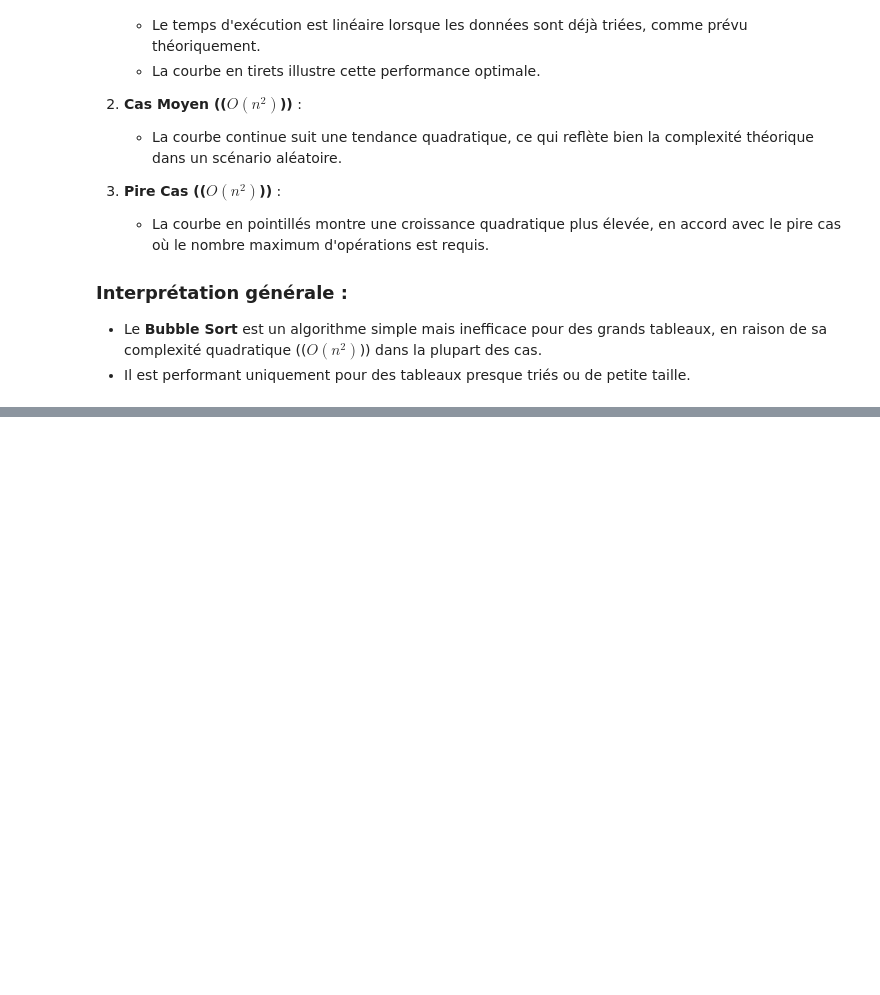
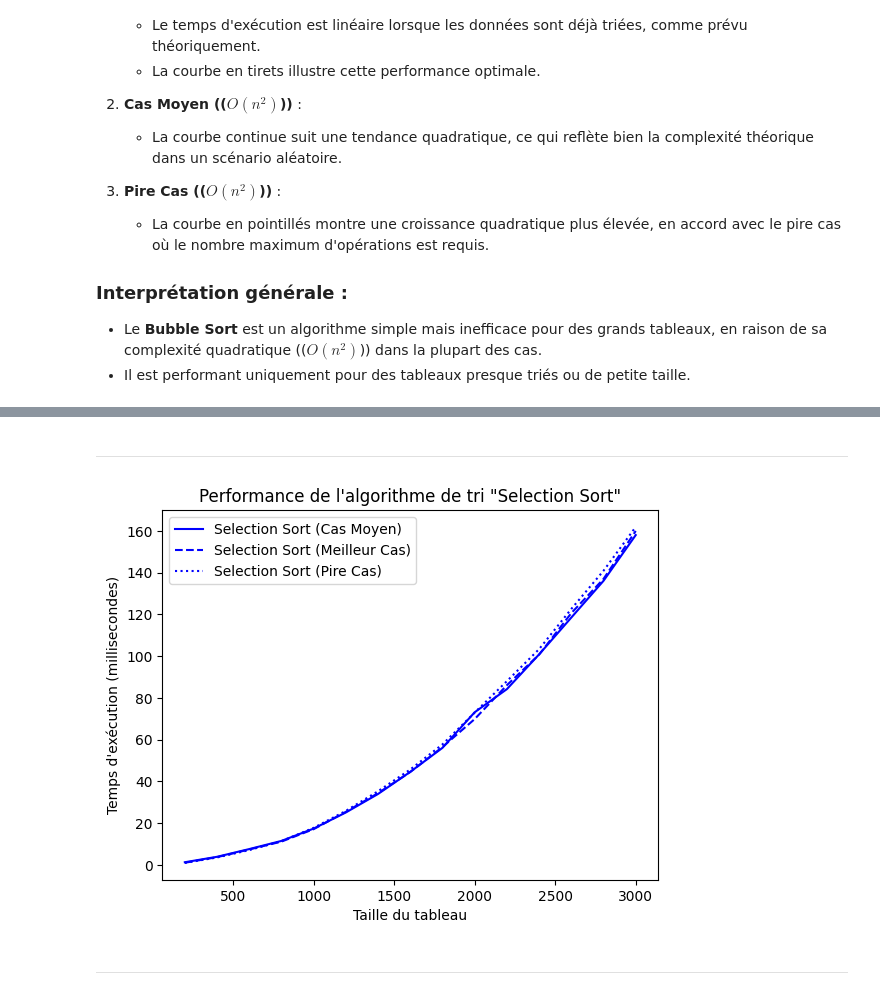
Before and after one commit to BenzzineOussama/Projet-Complexit-, a Jupyter notebook: projet_BENZZINE_OUSSAMA_BOULOS_JASON.ipynb, the cells around one changed output, grey strips where cells are left out. Drawn from its saved outputs; the diff is of its cells as text; code cells hidden in the pictures; blank space fills up the shorter version.

```diff
--- a/projet_BENZZINE_OUSSAMA_BOULOS_JASON.ipynb
+++ b/projet_BENZZINE_OUSSAMA_BOULOS_JASON.ipynb
@@ -151,0 +200,12 @@ Les résultats empiriques obtenus dans le graphique sont cohérents avec les ana
+# %%
+def selection_sort(arr):
+    n = len(arr)
+    for i in range(n):
+        # Trouver l'indice du plus petit élément dans la sous-liste non triée
+        min_index = i
+        for j in range(i+1, n):
+            if arr[j] < arr[min_index]:
+                min_index = j
+        # Échanger le plus petit élément avec le premier élément non trié
+        arr[i], arr[min_index] = arr[min_index], arr[i]
+    return arr
@@ -151,0 +222,8 @@ Les résultats empiriques obtenus dans le graphique sont cohérents avec les ana
+# %% [markdown]
+---
+# %%
+executerTri(selection_sort, color='b', nom='Selection Sort')
+# %% [output]
+[figure, added]
+# %% [markdown]
+---
```
Also changed, not shown: parts of 22 cells of this notebook, 1 other file.
